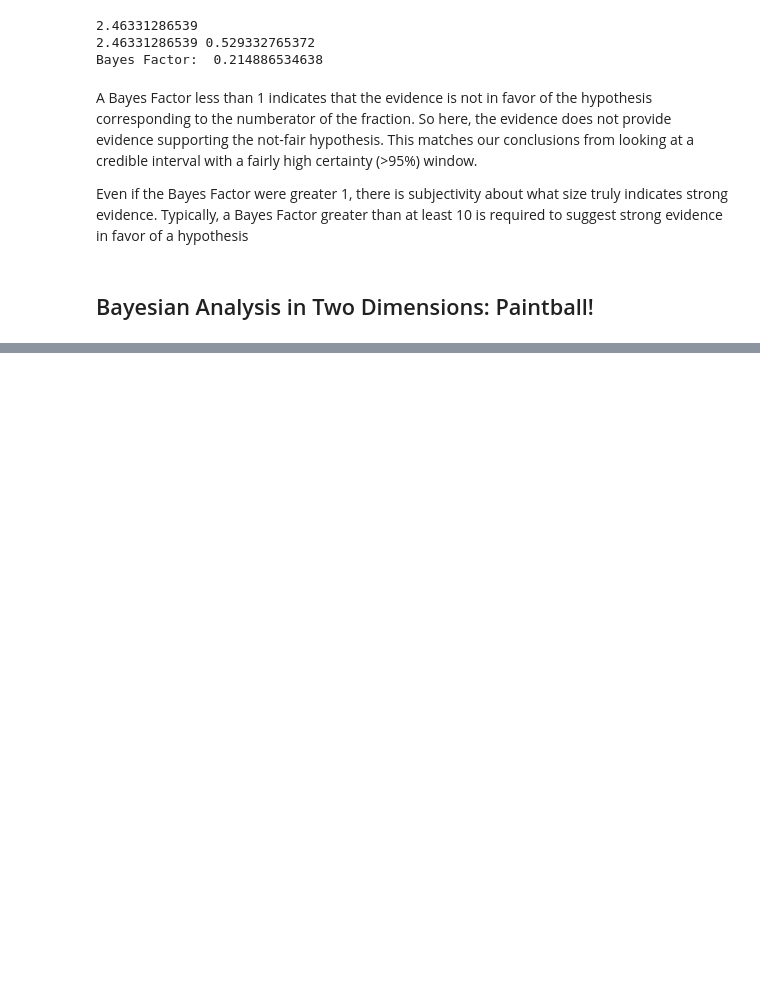
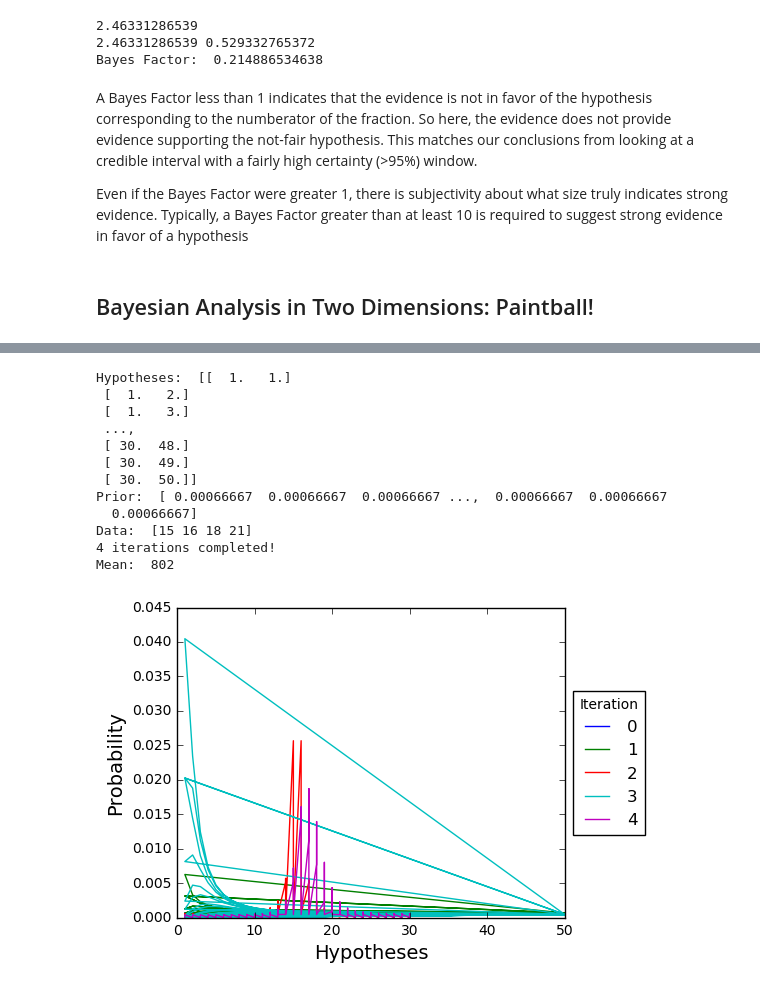
Before and after one commit to jptrinastic/Bayesian-Analysis, a Jupyter notebook: bayesian_exercises.ipynb, the cells around one changed output, grey strips where cells are left out. Saved outputs shown, nothing was run; the diff lists cells and outputs as text; code cells hidden in the pictures; blank space fills up the shorter version.

```diff
--- a/bayesian_exercises.ipynb
+++ b/bayesian_exercises.ipynb
@@ -445,0 +456,10 @@ This example is again taken from Downey's book and an exercise at the end of one
+# %%
+# 1) Provide representation of hypotheses
+# Here, a list of tuples for each combination of a and b
+# xs and ys give limits of size of arena (50 x 50 feet here)
+xs = np.linspace(1, 30, 30)
+ys = np.linspace(1, 50, 50)
+hyPaint = np.array([[x, y] for x in xs for y in ys])
+# %%
+# 2) Provide data for each shot
+dataPaint = np.array([15, 16, 18, 21])
@@ -445,0 +468,26 @@ This example is again taken from Downey's book and an exercise at the end of one
+# %%
+# 3) Create Bayesian object with chosen prior - only uniform currently works in 2D
+bPaint = bayes.BayesPaint(hyPaint, priorName='uniform')
+
+# Check hypotheses and prior
+print("Hypotheses: ", bPaint.hypotheses)
+print("Prior: ", bPaint.prior)
+print("Data: ", dataPaint)
+
+# Perform several iterations
+bPaint.iterate(dataPaint)
+bPaint.plot_posteriors('line', plotEvery=1)
+# %% [output]
+Hypotheses:  [[  1.   1.]
+ [  1.   2.]
+ [  1.   3.]
+ ...,
+ [ 30.  48.]
+ [ 30.  49.]
+ [ 30.  50.]]
+Prior:  [ 0.00066667  0.00066667  0.00066667 ...,  0.00066667  0.00066667
+  0.00066667]
+Data:  [15 16 18 21]
+4 iterations completed!
+Mean:  802
+[figure, added]
```
Also changed, not shown: parts of 10 cells of this notebook, 2 other files.
